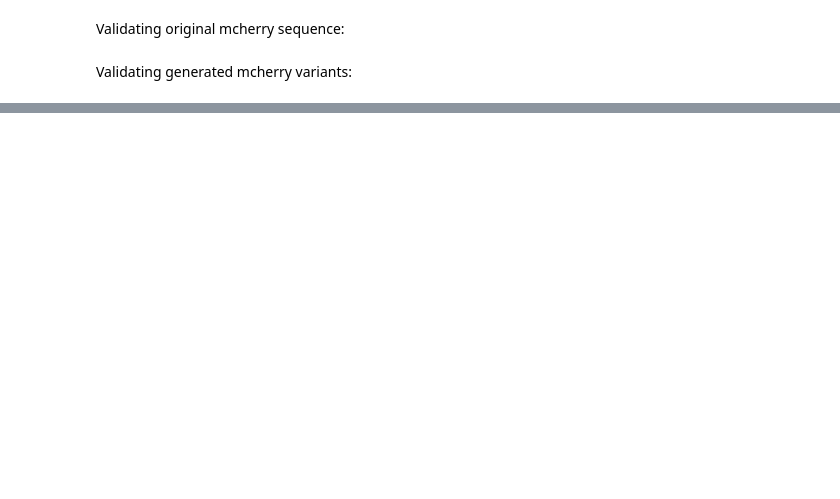
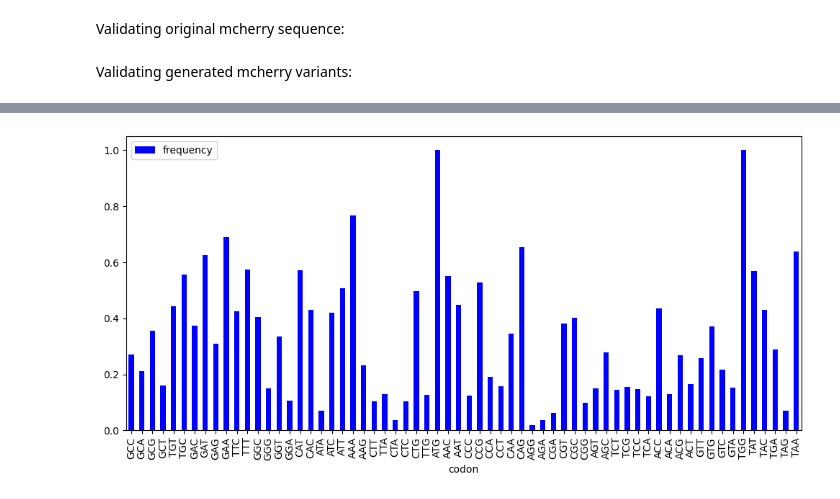
Before and after one commit to morikab/Igem_TAU_2021, a Jupyter notebook: analysis/orf_model_analysis/mcherry_variations.ipynb, the cells around one changed output, grey strips where cells are left out. Saved outputs shown, nothing was run; the diff lists cells and outputs as text; code cells hidden in the pictures; blank space fills up the shorter version.

```diff
--- a/analysis/orf_model_analysis/mcherry_variations.ipynb
+++ b/analysis/orf_model_analysis/mcherry_variations.ipynb
@@ -130,0 +181,4 @@ MVSKGEEDNMAIIKEFMRFKVHMEGSVNGHEFEIEGEGEGRPYEGTQTAKLKVTKGGPLPFAWDILSPQFMYGSKAYVKH
+# %%
+plot_frequency_map(ecoli_codon_frequencies)
+# %% [output]
+[figure, added]
```
Also changed, not shown: parts of 16 cells of this notebook.
